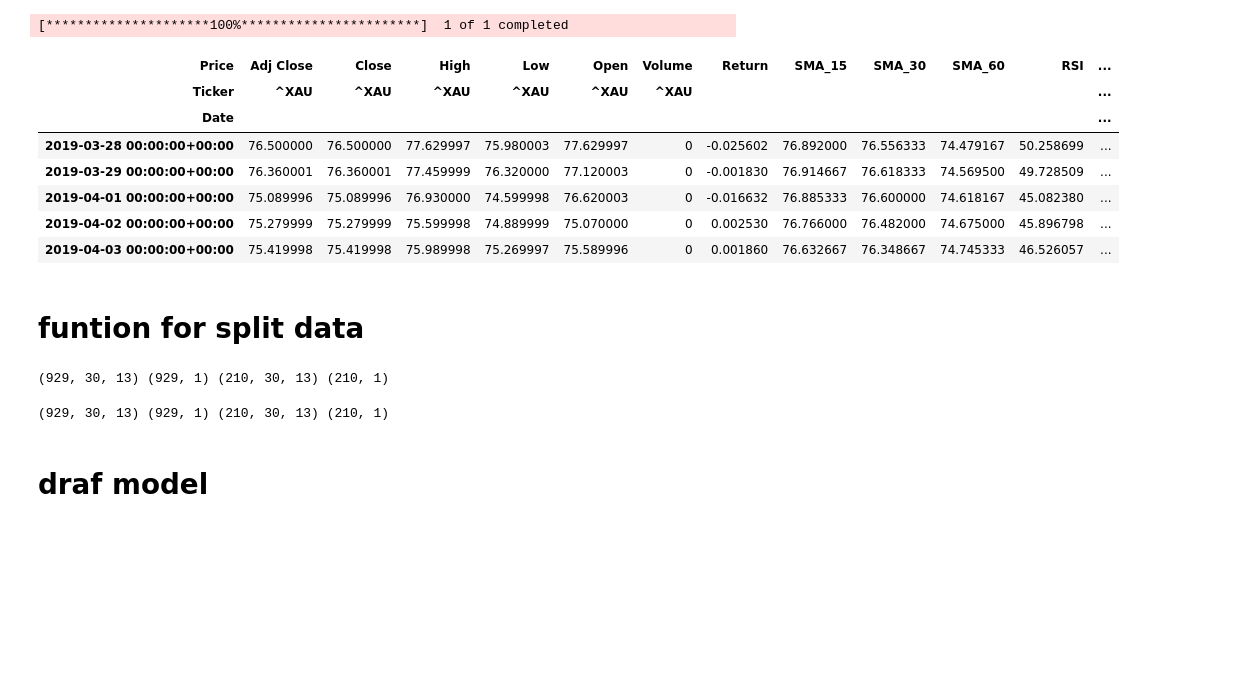
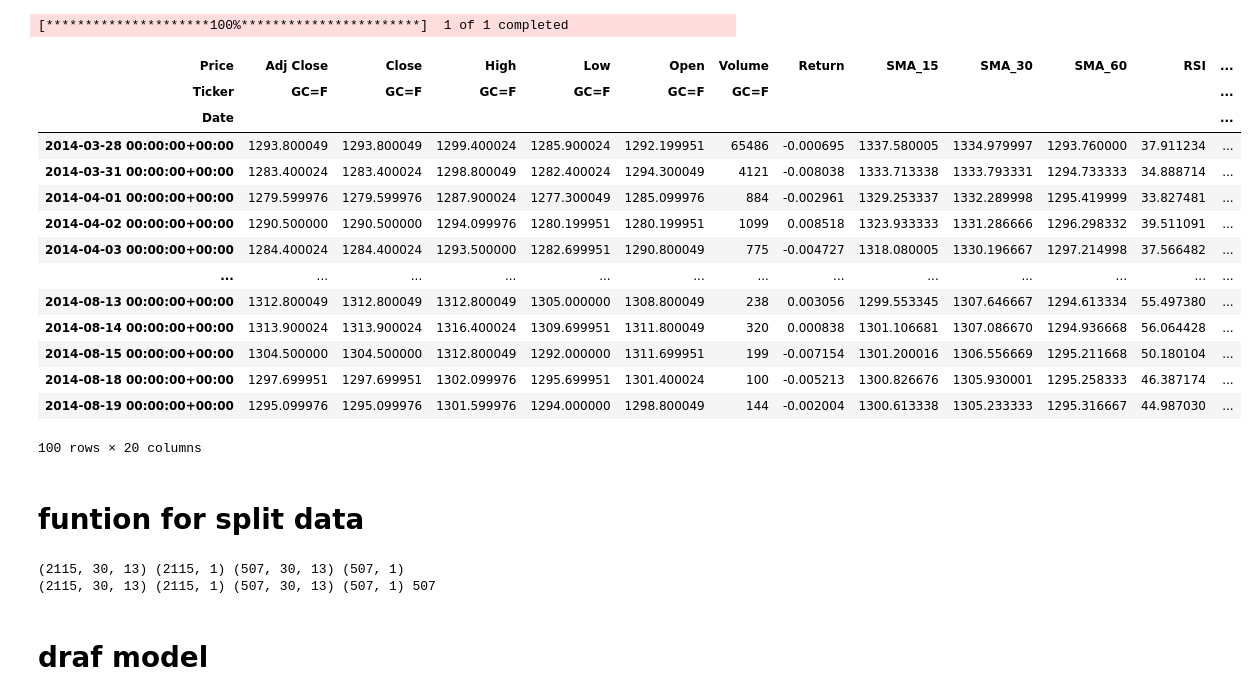
Before and after one commit to BrossBoy/internship, a Jupyter notebook: assign_gold.ipynb, the cells around one changed output. Saved outputs shown, nothing was run; the diff lists cells and outputs as text; code cells hidden in the pictures; blank space fills up the shorter version.

Commit message:
change ^XAU to GC=F, incread col in csv back test

```diff
--- a/assign_gold.ipynb
+++ b/assign_gold.ipynb
@@ -12,7 +12,7 @@ from tensorflow.keras.preprocessing.sequence import pad_sequences
 # data prepar
 # %%
 # Load gold historical data from Yahoo Finance
-data = yf.download('^XAU', start='2019-01-01', end='2024-01-01') # โหลดข้อมูลมาแล้วระบุวันเริ่มกับวันสุดท้าย
+data = yf.download('GC=F', start='2014-01-01', end='2024-11-25') # โหลดข้อมูลมาแล้วระบุวันเริ่มกับวันสุดท้าย
 # %% [output]
 [*********************100%***********************]  1 of 1 completed
 # %%
@@ -47,17 +47,24 @@ data['Stochastic'] = ta.STOCH(data['High'].to_numpy().flatten(), data['Low'].to_
 # %%
 # ทำ label เป็น buy, sell
 data['Target'] = np.where(data['Return'].shift(-1) > 0, 1, 0)
 data.dropna(inplace=True)
-data.head()
+data.head(100)
 # %% [output]
 | Price | Adj Close | Close | High | Low | Open | Volume | Return | SMA_15 | SMA_30 | SMA_60 | RSI | ... |
-| Ticker | ^XAU | ^XAU | ^XAU | ^XAU | ^XAU | ^XAU |  |  |  |  |  | ... |
+| Ticker | GC=F | GC=F | GC=F | GC=F | GC=F | GC=F |  |  |  |  |  | ... |
 | Date |  |  |  |  |  |  |  |  |  |  |  | ... |
-| 2019-03-28 00:00:00+00:00 | 76.500000 | 76.500000 | 77.629997 | 75.980003 | 77.629997 | 0 | -0.025602 | 76.892000 | 76.556333 | 74.479167 | 50.258699 | ... |
-| 2019-03-29 00:00:00+00:00 | 76.360001 | 76.360001 | 77.459999 | 76.320000 | 77.120003 | 0 | -0.001830 | 76.914667 | 76.618333 | 74.569500 | 49.728509 | ... |
-| 2019-04-01 00:00:00+00:00 | 75.089996 | 75.089996 | 76.930000 | 74.599998 | 76.620003 | 0 | -0.016632 | 76.885333 | 76.600000 | 74.618167 | 45.082380 | ... |
-| 2019-04-02 00:00:00+00:00 | 75.279999 | 75.279999 | 75.599998 | 74.889999 | 75.070000 | 0 | 0.002530 | 76.766000 | 76.482000 | 74.675000 | 45.896798 | ... |
-| 2019-04-03 00:00:00+00:00 | 75.419998 | 75.419998 | 75.989998 | 75.269997 | 75.589996 | 0 | 0.001860 | 76.632667 | 76.348667 | 74.745333 | 46.526057 | ... |
+| 2014-03-28 00:00:00+00:00 | 1293.800049 | 1293.800049 | 1299.400024 | 1285.900024 | 1292.199951 | 65486 | -0.000695 | 1337.580005 | 1334.979997 | 1293.760000 | 37.911234 | ... |
+| 2014-03-31 00:00:00+00:00 | 1283.400024 | 1283.400024 | 1298.800049 | 1282.400024 | 1294.300049 | 4121 | -0.008038 | 1333.713338 | 1333.793331 | 1294.733333 | 34.888714 | ... |
+| 2014-04-01 00:00:00+00:00 | 1279.599976 | 1279.599976 | 1287.900024 | 1277.300049 | 1285.099976 | 884 | -0.002961 | 1329.253337 | 1332.289998 | 1295.419999 | 33.827481 | ... |
+| 2014-04-02 00:00:00+00:00 | 1290.500000 | 1290.500000 | 1294.099976 | 1280.199951 | 1280.199951 | 1099 | 0.008518 | 1323.933333 | 1331.286666 | 1296.298332 | 39.511091 | ... |
+| 2014-04-03 00:00:00+00:00 | 1284.400024 | 1284.400024 | 1293.500000 | 1282.699951 | 1290.800049 | 775 | -0.004727 | 1318.080005 | 1330.196667 | 1297.214998 | 37.566482 | ... |
+| ... | ... | ... | ... | ... | ... | ... | ... | ... | ... | ... | ... | ... |
+| 2014-08-13 00:00:00+00:00 | 1312.800049 | 1312.800049 | 1312.800049 | 1305.000000 | 1308.800049 | 238 | 0.003056 | 1299.553345 | 1307.646667 | 1294.613334 | 55.497380 | ... |
+| 2014-08-14 00:00:00+00:00 | 1313.900024 | 1313.900024 | 1316.400024 | 1309.699951 | 1311.800049 | 320 | 0.000838 | 1301.106681 | 1307.086670 | 1294.936668 | 56.064428 | ... |
+| 2014-08-15 00:00:00+00:00 | 1304.500000 | 1304.500000 | 1312.800049 | 1292.000000 | 1311.699951 | 199 | -0.007154 | 1301.200016 | 1306.556669 | 1295.211668 | 50.180104 | ... |
+| 2014-08-18 00:00:00+00:00 | 1297.699951 | 1297.699951 | 1302.099976 | 1295.699951 | 1301.400024 | 100 | -0.005213 | 1300.826676 | 1305.930001 | 1295.258333 | 46.387174 | ... |
+| 2014-08-19 00:00:00+00:00 | 1295.099976 | 1295.099976 | 1301.599976 | 1294.000000 | 1298.800049 | 144 | -0.002004 | 1300.613338 | 1305.233333 | 1295.316667 | 44.987030 | ... |
+100 rows × 20 columns
 # %% [markdown]
 # funtion for split data
 # %%
@@ -102,12 +109,10 @@ def split_data(data, data_range, train_ratio=0.8):
     return x_train, y_train, x_test, y_test, date
 # %%
 x_train, y_train, x_test, y_test, date = split_data(data, data_range=30)
+print(x_train.shape, y_train.shape, x_test.shape, y_test.shape, len(date))
 # %% [output]
-(929, 30, 13) (929, 1) (210, 30, 13) (210, 1)
+(2115, 30, 13) (2115, 1) (507, 30, 13) (507, 1)
+(2115, 30, 13) (2115, 1) (507, 30, 13) (507, 1) 507
-# %%
-print(x_train.shape, y_train.shape, x_test.shape, y_test.shape)
-# %% [output]
-(929, 30, 13) (929, 1) (210, 30, 13) (210, 1)
 # %% [markdown]
 # draf model
 # %%
```
Also changed, not shown: parts of 12 cells of this notebook.
